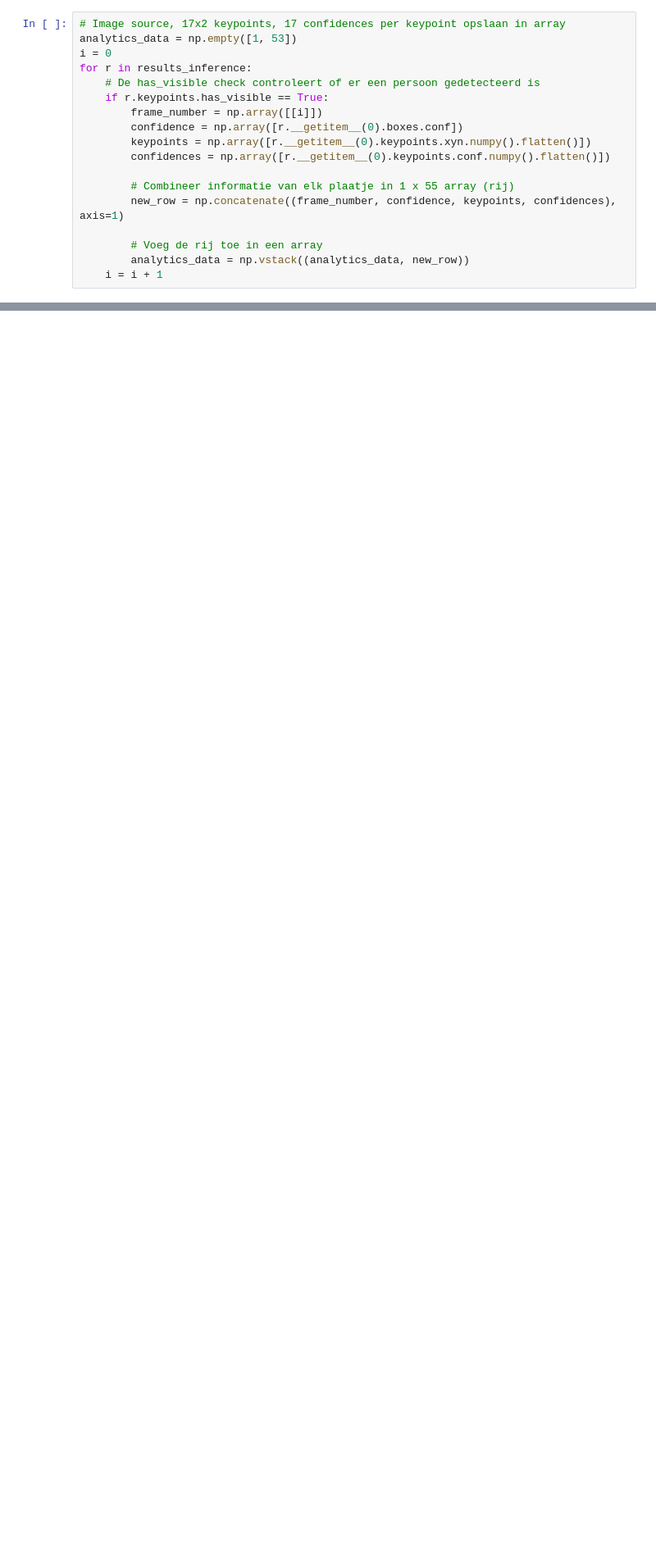
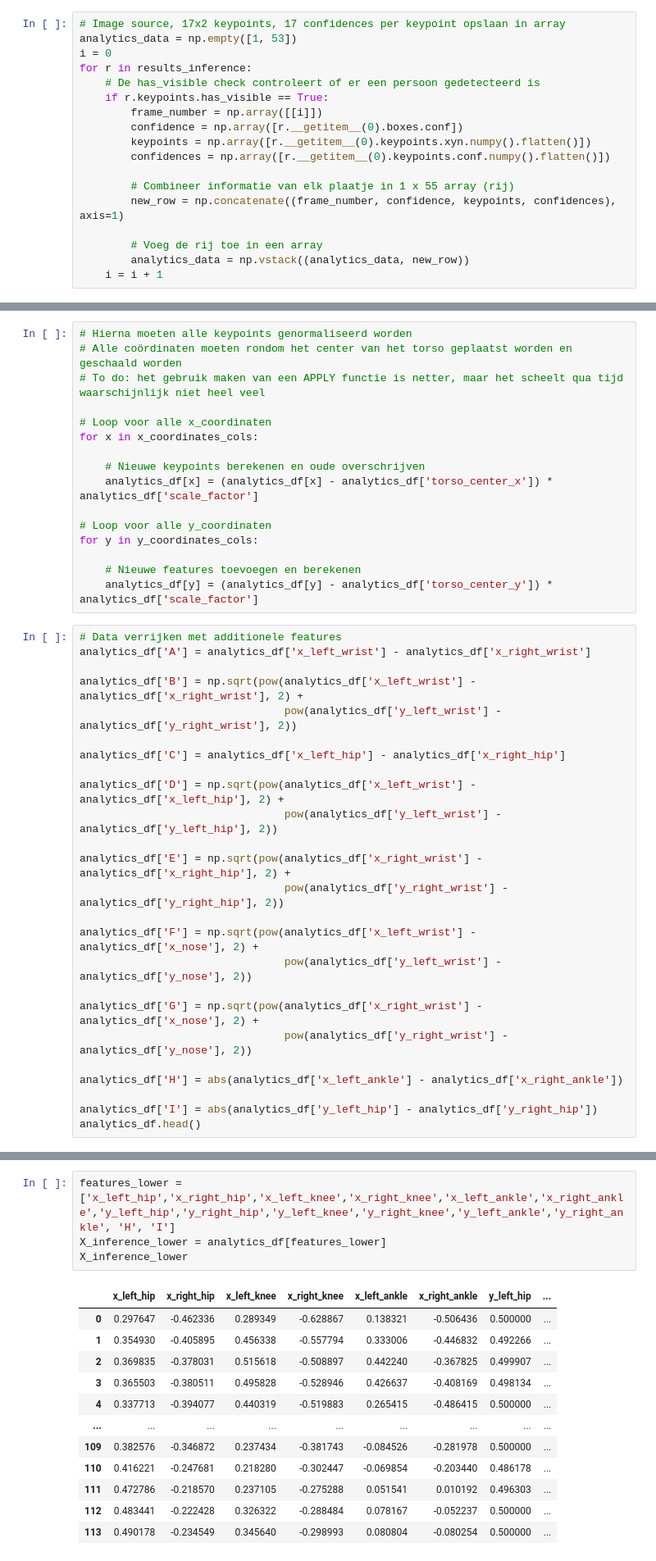
Before and after one commit to joostvanstreels/YOLOv8, a Jupyter notebook: runs/05 - Inference pose classification kNN.ipynb, the cells around one changed output, grey strips where cells are left out. Shown at 82% size. Drawn from its saved outputs; the diff is of its cells as text; blank space fills up the shorter version.

```diff
--- a/runs/05 - Inference pose classification kNN.ipynb
+++ b/runs/05 - Inference pose classification kNN.ipynb
@@ -277,0 +125,41 @@ Pose found: touching face with probability: 0.56
+# %%
+# Hierna moeten alle keypoints genormaliseerd worden
+# Alle coördinaten moeten rondom het center van het torso geplaatst worden en geschaald worden
+# To do: het gebruik maken van een APPLY functie is netter, maar het scheelt qua tijd waarschijnlijk niet heel veel
+
+# Loop voor alle x_coordinaten
+for x in x_coordinates_cols:
+
+    # Nieuwe keypoints berekenen en oude overschrijven
+    analytics_df[x] = (analytics_df[x] - analytics_df['torso_center_x']) * analytics_df['scale_factor']
+
+# Loop voor alle y_coordinaten
+for y in y_coordinates_cols:
+
+    # Nieuwe features toevoegen en berekenen
+    analytics_df[y] = (analytics_df[y] - analytics_df['torso_center_y']) * analytics_df['scale_factor']
+# %%
+# Data verrijken met additionele features
+analytics_df['A'] = analytics_df['x_left_wrist'] - analytics_df['x_right_wrist']
+
+analytics_df['B'] = np.sqrt(pow(analytics_df['x_left_wrist'] - analytics_df['x_right_wrist'], 2) +
+                                pow(analytics_df['y_left_wrist'] - analytics_df['y_right_wrist'], 2))
+
+analytics_df['C'] = analytics_df['x_left_hip'] - analytics_df['x_right_hip']
+
+analytics_df['D'] = np.sqrt(pow(analytics_df['x_left_wrist'] - analytics_df['x_left_hip'], 2) +
+                                pow(analytics_df['y_left_wrist'] - analytics_df['y_left_hip'], 2))
+
+analytics_df['E'] = np.sqrt(pow(analytics_df['x_right_wrist'] - analytics_df['x_right_hip'], 2) +
+                                pow(analytics_df['y_right_wrist'] - analytics_df['y_right_hip'], 2))
+
+analytics_df['F'] = np.sqrt(pow(analytics_df['x_left_wrist'] - analytics_df['x_nose'], 2) +
+                                pow(analytics_df['y_left_wrist'] - analytics_df['y_nose'], 2))
+
+analytics_df['G'] = np.sqrt(pow(analytics_df['x_right_wrist'] - analytics_df['x_nose'], 2) +
+                                pow(analytics_df['y_right_wrist'] - analytics_df['y_nose'], 2))
+
+analytics_df['H'] = abs(analytics_df['x_left_ankle'] - analytics_df['x_right_ankle'])
+
+analytics_df['I'] = abs(analytics_df['y_left_hip'] - analytics_df['y_right_hip'])
+analytics_df.head()
@@ -277,0 +238,17 @@ Pose found: touching face with probability: 0.56
+# %%
+features_lower = ['x_left_hip','x_right_hip','x_left_knee','x_right_knee','x_left_ankle','x_right_ankle','y_left_hip','y_right_hip','y_left_knee','y_right_knee','y_left_ankle','y_right_ankle', 'H', 'I']
+X_inference_lower = analytics_df[features_lower]
+X_inference_lower
+# %% [output]
+|  | x_left_hip | x_right_hip | x_left_knee | x_right_knee | x_left_ankle | x_right_ankle | y_left_hip | ... |
+| 0 | 0.297647 | -0.462336 | 0.289349 | -0.628867 | 0.138321 | -0.506436 | 0.500000 | ... |
+| 1 | 0.354930 | -0.405895 | 0.456338 | -0.557794 | 0.333006 | -0.446832 | 0.492266 | ... |
+| 2 | 0.369835 | -0.378031 | 0.515618 | -0.508897 | 0.442240 | -0.367825 | 0.499907 | ... |
+| 3 | 0.365503 | -0.380511 | 0.495828 | -0.528946 | 0.426637 | -0.408169 | 0.498134 | ... |
+| 4 | 0.337713 | -0.394077 | 0.440319 | -0.519883 | 0.265415 | -0.486415 | 0.500000 | ... |
+| ... | ... | ... | ... | ... | ... | ... | ... | ... |
+| 109 | 0.382576 | -0.346872 | 0.237434 | -0.381743 | -0.084526 | -0.281978 | 0.500000 | ... |
+| 110 | 0.416221 | -0.247681 | 0.218280 | -0.302447 | -0.069854 | -0.203440 | 0.486178 | ... |
+| 111 | 0.472786 | -0.218570 | 0.237105 | -0.275288 | 0.051541 | 0.010192 | 0.496303 | ... |
+| 112 | 0.483441 | -0.222428 | 0.326322 | -0.288484 | 0.078167 | -0.052237 | 0.500000 | ... |
+| 113 | 0.490178 | -0.234549 | 0.345640 | -0.298993 | 0.080804 | -0.080254 | 0.500000 | ... |
```
Also changed, not shown: parts of 42 cells of this notebook, 4 other files.
